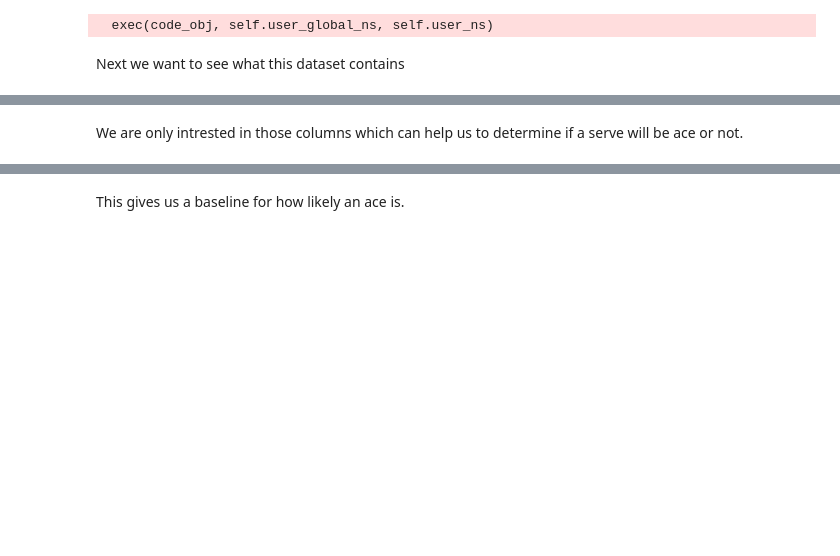
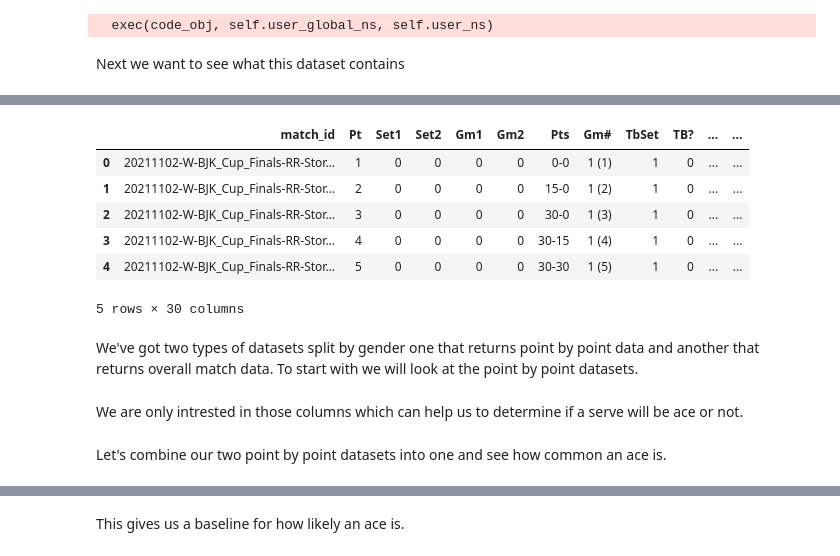
Before and after one commit to zubintimroy/Modelling-an-Ace, a Jupyter notebook: ITF_Acetask_V2.ipynb, the cells around one changed output, grey strips where cells are left out. Cells and saved outputs as stored; diff of their text form; code cells hidden in the pictures; blank space fills up the shorter version.

```diff
--- a/ITF_Acetask_V2.ipynb
+++ b/ITF_Acetask_V2.ipynb
@@ -39,5 +39,17 @@ df.head()
 | 2 | 20070901-W-US_Open-R32-Agnieszka_... | 1 2 | 36 | 19 | 0 | 0 | 0 | 8 | 7 | ... |
 | 3 | 20070901-W-US_Open-R32-Agnieszka_... | 2 Total | 76 | 39 | 2 | 3 | 2 | 14 | 18 | ... |
 | 4 | 20070901-W-US_Open-R32-Agnieszka_... | 2 1 | 50 | 33 | 2 | 3 | 2 | 13 | 13 | ... |
+# %%
+df_points.head()
+# %% [output]
+|  | match_id | Pt | Set1 | Set2 | Gm1 | Gm2 | Pts | Gm# | TbSet | TB? | ... | ... |
+| 0 | 20211102-W-BJK_Cup_Finals-RR-Stor... | 1 | 0 | 0 | 0 | 0 | 0-0 | 1 (1) | 1 | 0 | ... | ... |
+| 1 | 20211102-W-BJK_Cup_Finals-RR-Stor... | 2 | 0 | 0 | 0 | 0 | 15-0 | 1 (2) | 1 | 0 | ... | ... |
+| 2 | 20211102-W-BJK_Cup_Finals-RR-Stor... | 3 | 0 | 0 | 0 | 0 | 30-0 | 1 (3) | 1 | 0 | ... | ... |
+| 3 | 20211102-W-BJK_Cup_Finals-RR-Stor... | 4 | 0 | 0 | 0 | 0 | 30-15 | 1 (4) | 1 | 0 | ... | ... |
+| 4 | 20211102-W-BJK_Cup_Finals-RR-Stor... | 5 | 0 | 0 | 0 | 0 | 30-30 | 1 (5) | 1 | 0 | ... | ... |
+5 rows × 30 columns
+# %% [markdown]
+We've got two types of datasets split by gender one that returns point by point data and another that returns overall match data. To start with we will look at the point by point datasets.
 # %% [markdown]
 We are only intrested in those columns which can help us to determine if a serve will be ace or not.
@@ -69,0 +56,2 @@ def gender(df):
+# %% [markdown]
+Let's combine our two point by point datasets into one and see how common an ace is.
```
Also changed, not shown: parts of 39 cells of this notebook.
